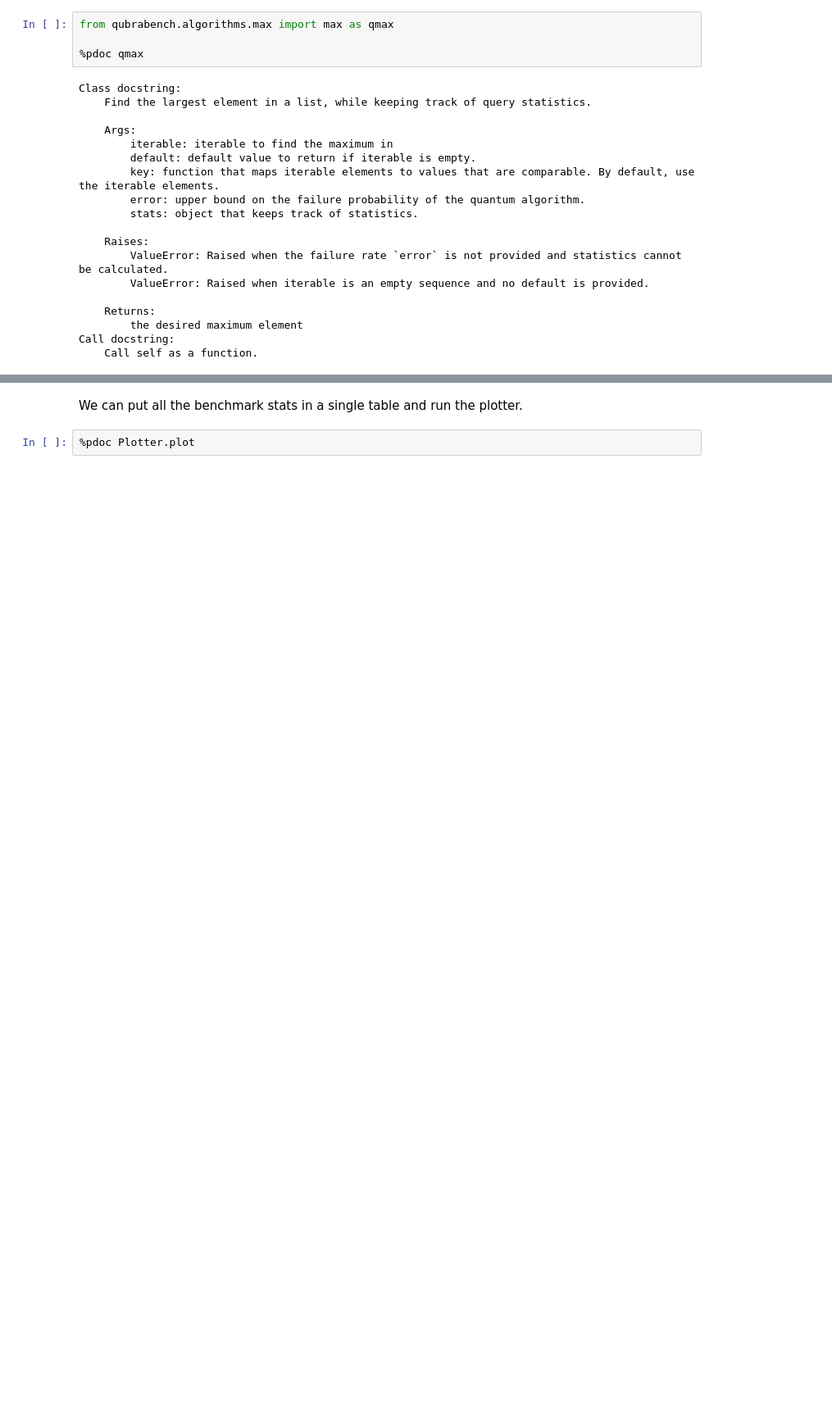
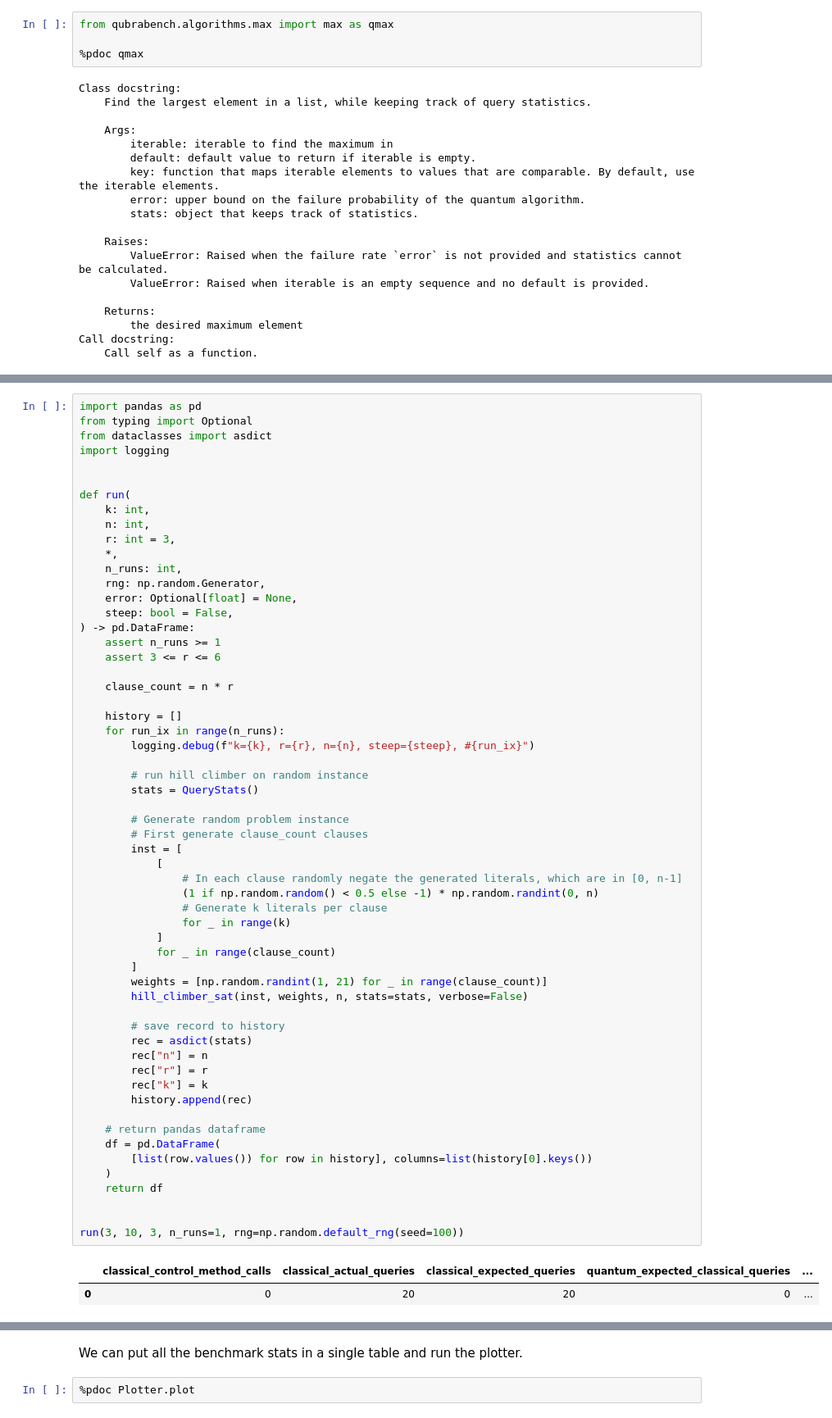
Before and after one commit to qubrabench/qubrabench, a Jupyter notebook: examples/sat/hillclimber.ipynb, the cells around one changed output, grey strips where cells are left out. Shown at 82% size. Cells and saved outputs as stored; diff of their text form; blank space fills up the shorter version.

```diff
--- a/examples/sat/hillclimber.ipynb
+++ b/examples/sat/hillclimber.ipynb
@@ -163 +336,62 @@ def run(
+# %%
+import pandas as pd
+from typing import Optional
+from dataclasses import asdict
+import logging
+
+
+def run(
+    k: int,
+    n: int,
+    r: int = 3,
+    *,
+    n_runs: int,
+    rng: np.random.Generator,
+    error: Optional[float] = None,
+    steep: bool = False,
+) -> pd.DataFrame:
+    assert n_runs >= 1
+    assert 3 <= r <= 6
+
+    clause_count = n * r
+
+    history = []
+    for run_ix in range(n_runs):
+        logging.debug(f"k={k}, r={r}, n={n}, steep={steep}, #{run_ix}")
+
+        # run hill climber on random instance
+        stats = QueryStats()
+
+        # Generate random problem instance
+        # First generate clause_count clauses
+        inst = [
+            [
+                # In each clause randomly negate the generated literals, which are in [0, n-1]
+                (1 if np.random.random() < 0.5 else -1) * np.random.randint(0, n)
+                # Generate k literals per clause
+                for _ in range(k)
+            ]
+            for _ in range(clause_count)
+        ]
+        weights = [np.random.randint(1, 21) for _ in range(clause_count)]
+        hill_climber_sat(inst, weights, n, stats=stats, verbose=False)
+
+        # save record to history
+        rec = asdict(stats)
+        rec["n"] = n
+        rec["r"] = r
+        rec["k"] = k
+        history.append(rec)
+
+    # return pandas dataframe
+    df = pd.DataFrame(
+        [list(row.values()) for row in history], columns=list(history[0].keys())
+    )
+    return df
+
+
+run(3, 10, 3, n_runs=1, rng=np.random.default_rng(seed=100))
+# %% [output]
+|  | classical_control_method_calls | classical_actual_queries | classical_expected_queries | quantum_expected_classical_queries | ... |
+| 0 | 0 | 20 | 20 | 0 | ... |
 # %% [markdown]
```
Also changed, not shown: parts of 49 cells of this notebook, 3 other files.
